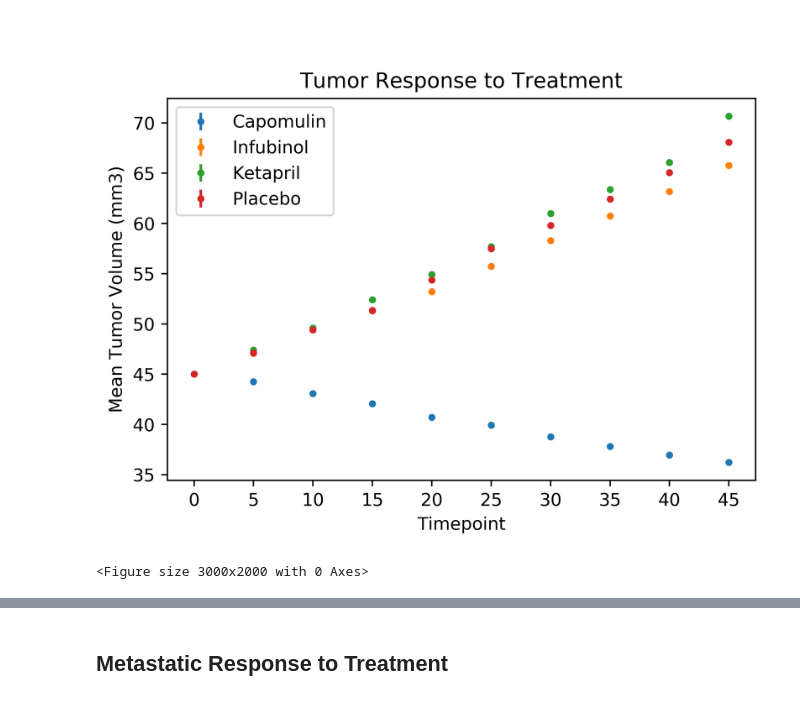
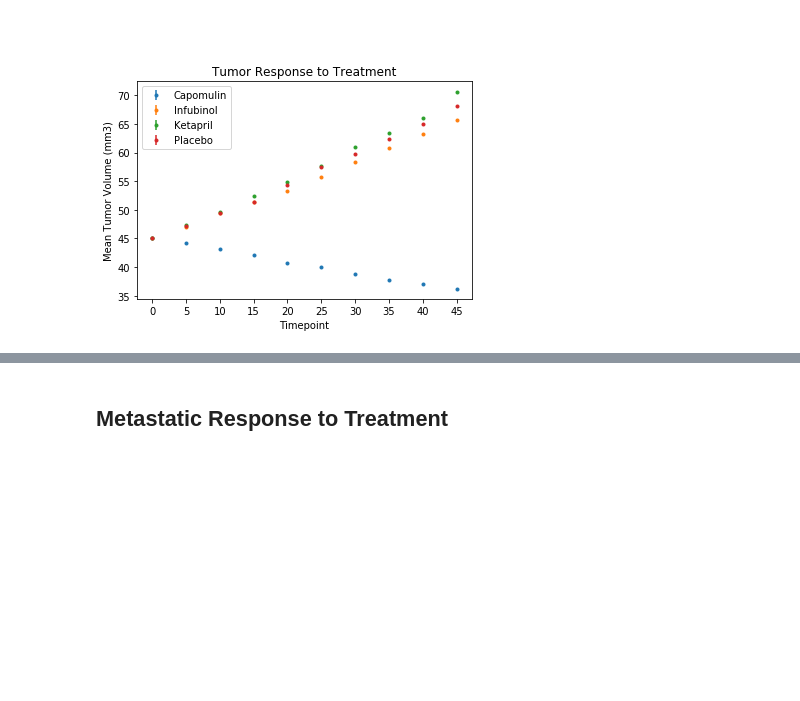
Before and after one commit to aeckes/matplotlib-challenge, a Jupyter notebook: Pymaceuticals/pymaceuticals_AE.ipynb, the cells around one changed output, grey strips where cells are left out. Drawn from its saved outputs; the diff is of its cells as text; code cells hidden in the pictures; blank space fills up the shorter version.

Commit message:
quick fixes for image DPI, notebook cleanup

```diff
--- a/Pymaceuticals/pymaceuticals_AE.ipynb
+++ b/Pymaceuticals/pymaceuticals_AE.ipynb
@@ -99,25 +97,25 @@ transposed_mean_tumor_volume.head()
 # %%
 # Generate the Plot (with Error Bars)
 
 drug_names = ["Capomulin","Infubinol","Ketapril","Placebo"]
 
 x_axis = transposed_mean_tumor_volume.index
 
 fig, ax = plt.subplots()
 
 for drug in drug_names:
     ax.errorbar(x_axis, transposed_mean_tumor_volume[drug], transposed_sem_tumor_volume[drug], fmt='.', label=drug)
 
 # Save the Figure
 plt.xticks(np.arange(0, 50, step=5))
 plt.xlabel('Timepoint')
 plt.ylabel('Mean Tumor Volume (mm3)')
 plt.legend(loc='upper left')
-plt.rcParams['figure.dpi'] = 500
+plt.rcParams['figure.dpi'] = 200
 plt.title('Tumor Response to Treatment')
+
+plt.savefig('Tumor Response.png')
 # Show the Figure
 plt.show()
-plt.savefig('Tumor Response.png')
 # %% [output]
-[figure, old version]
+[figure, new version]
-<Figure size 3000x2000 with 0 Axes>
```
Also changed, not shown: parts of 8 cells of this notebook, 4 other files.
